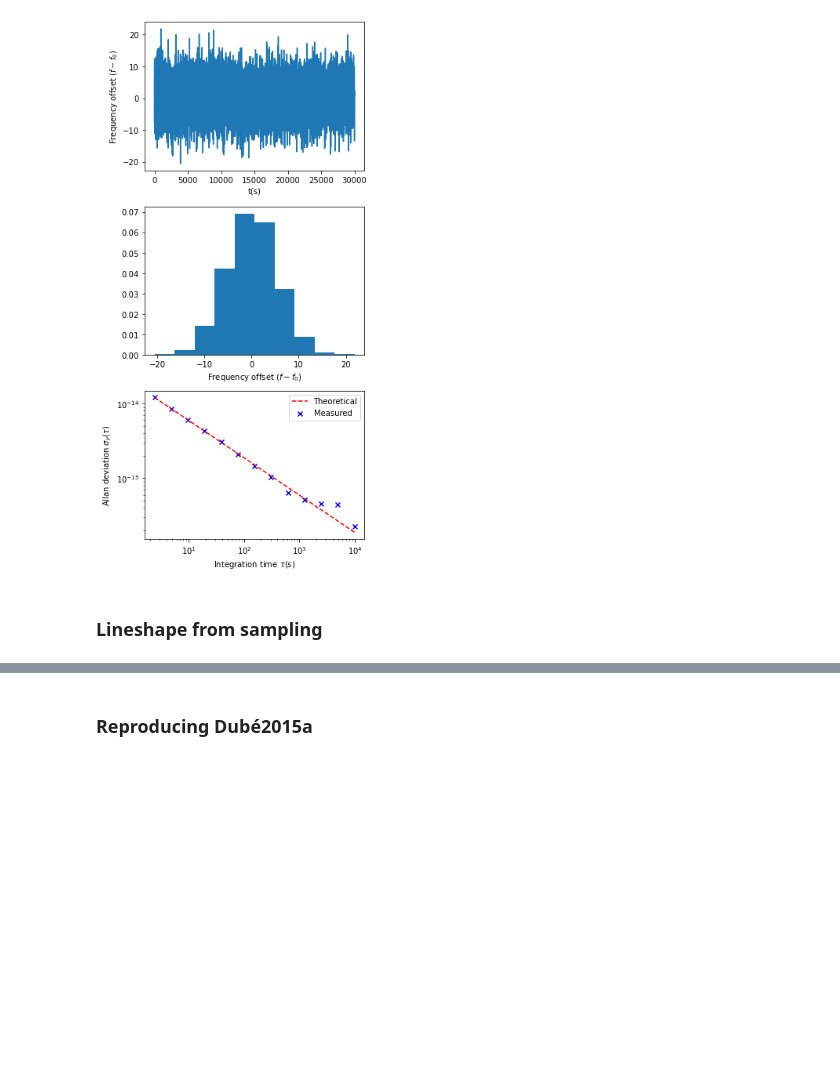
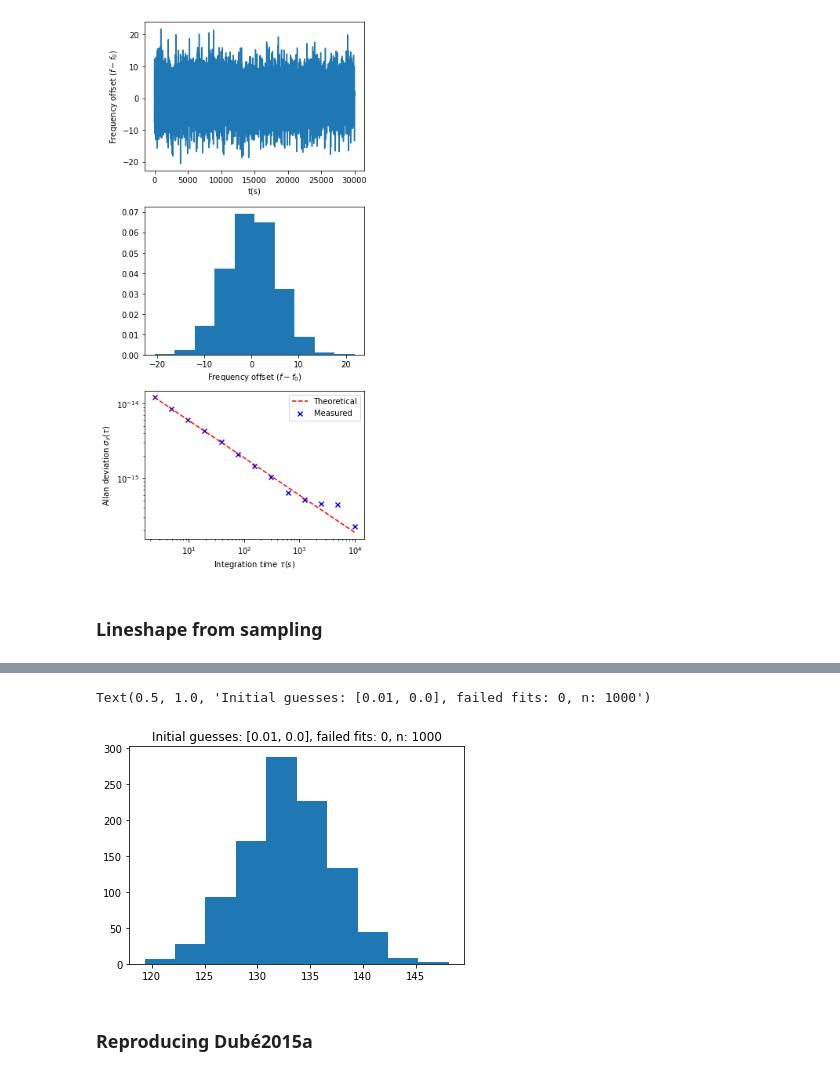
Before and after one commit to speug/srservosim, a Jupyter notebook: notebooks/servosimtests.ipynb, the cells around one changed output, grey strips where cells are left out. Saved outputs shown, nothing was run; the diff lists cells and outputs as text; code cells hidden in the pictures; blank space fills up the shorter version.

```diff
--- a/notebooks/servosimtests.ipynb
+++ b/notebooks/servosimtests.ipynb
@@ -190,3 +193,33 @@ array([0.00633404])
+# %%
+# plot distribution of widths
+init_guess = [1e-2, 0.]
+failed = 0
+n_fits = 1000
+ts = np.zeros(n_fits)
+cs = np.zeros(n_fits)
+widths = np.zeros(n_fits)
+d = np.linspace(-200, 200, 1000)
+d_sample = np.linspace(-200, 200, 20)
+
+for i in range(n_fits):
+    s_shape = sampled_lineshape(lineshape, d_sample)
+    while True:
+        try:
+            popt, pcov = curve_fit(lambda d, t, c: lineshape(d, t, False, c), d_sample, s_shape, p0=init_guess)
+        except RuntimeError:
+            failed += 1
+            break
+        else:
+            ts[i] = popt[0]
+            cs[i] = popt[1]
+            widths[i] = FWHM(lineshape(d, popt[0], False, popt[1]), d)
+            break
+
+plt.hist(widths)
+plt.title(f"Initial guesses: {init_guess}, failed fits: {failed}, n: {n_fits}")
+# %% [output]
+Text(0.5, 1.0, 'Initial guesses: [0.01, 0.0], failed fits: 0, n: 1000')
+[figure, added]
 # %%
 # main simulation loop with sampled FWHM
 n_s = 100 # number of samples
```
Also changed, not shown: parts of 2 cells of this notebook, 2 other files.
